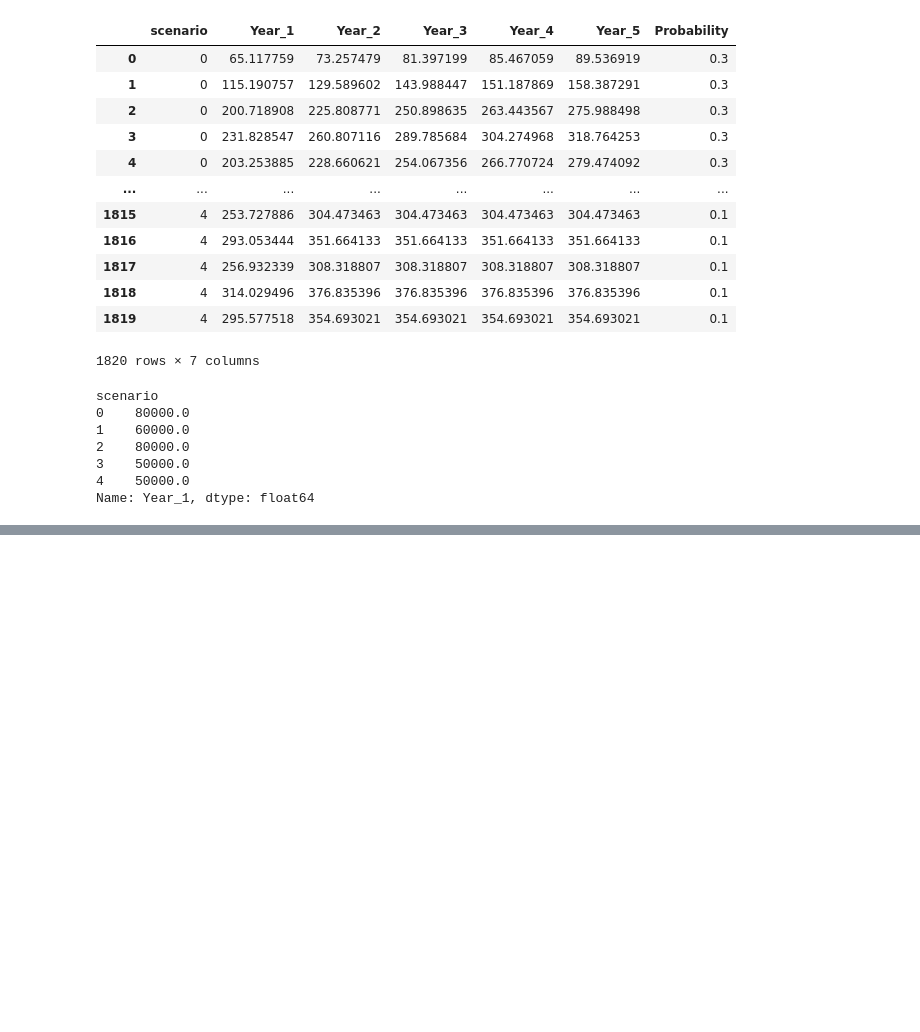
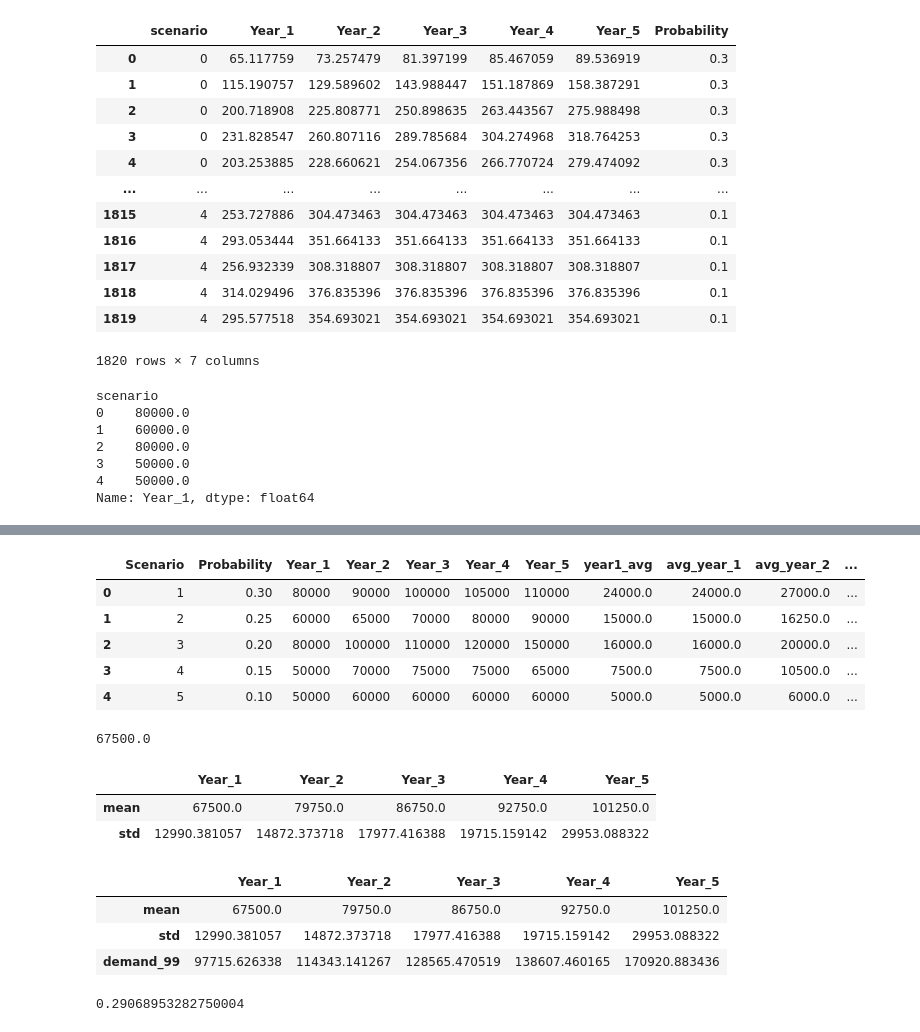
Before and after one commit to ArnavKetkar/ISyE-6202-Casework-3, a Jupyter notebook: casework3.ipynb, the cells around one changed output, grey strips where cells are left out. Saved outputs shown, nothing was run; the diff lists cells and outputs as text; code cells hidden in the pictures; blank space fills up the shorter version.

```diff
--- a/casework3.ipynb
+++ b/casework3.ipynb
@@ -266,0 +341,65 @@ Name: Year_1, dtype: float64
+# %%
+def avg_yearly_demand(df):
+    for i in range(1, 6):
+        df[f'avg_year_{i}'] = df[f'Year_{i}'] * df['Probability']
+        df[f'squared_year_{i}'] = df[f'Year_{i}']**2 * df['Probability']
+    return df
+annaul_demand_forecast_with_avg = avg_yearly_demand(annaul_demand_forecast)
+annaul_demand_forecast_with_avg
+# %% [output]
+|  | Scenario | Probability | Year_1 | Year_2 | Year_3 | Year_4 | Year_5 | year1_avg | avg_year_1 | avg_year_2 | ... |
+| 0 | 1 | 0.30 | 80000 | 90000 | 100000 | 105000 | 110000 | 24000.0 | 24000.0 | 27000.0 | ... |
+| 1 | 2 | 0.25 | 60000 | 65000 | 70000 | 80000 | 90000 | 15000.0 | 15000.0 | 16250.0 | ... |
+| 2 | 3 | 0.20 | 80000 | 100000 | 110000 | 120000 | 150000 | 16000.0 | 16000.0 | 20000.0 | ... |
+| 3 | 4 | 0.15 | 50000 | 70000 | 75000 | 75000 | 65000 | 7500.0 | 7500.0 | 10500.0 | ... |
+| 4 | 5 | 0.10 | 50000 | 60000 | 60000 | 60000 | 60000 | 5000.0 | 5000.0 | 6000.0 | ... |
+# %%
+annaul_demand_forecast_with_avg['avg_year_1'].sum(axis=0)
+# %% [output]
+67500.0
+# %%
+def get_avg_yearly_data(df):
+    avg_yearly_data = pd.DataFrame(index=['mean', 'std'], columns=['Year_1', 'Year_2', 'Year_3', 'Year_4', 'Year_5'])
+    for i in range(1, 6):
+        avg_yearly_data.loc['mean', f'Year_{i}'] = df[f'avg_year_{i}'].sum(axis=0)
+        avg_yearly_data.loc['std', f'Year_{i}'] = np.sqrt(df[f'squared_year_{i}'].sum(axis=0) - df[f'avg_year_{i}'].sum(axis=0)**2)
+    return avg_yearly_data
+
+avg_yearly_data = get_avg_yearly_data(annaul_demand_forecast_with_avg)
+avg_yearly_data
+# %% [output]
+|  | Year_1 | Year_2 | Year_3 | Year_4 | Year_5 |
+| mean | 67500.0 | 79750.0 | 86750.0 | 92750.0 | 101250.0 |
+| std | 12990.381057 | 14872.373718 | 17977.416388 | 19715.159142 | 29953.088322 |
+# %%
+z_99 = 2.326
+for i in range(1, 6):
+    avg_yearly_data.loc['demand_99', f'Year_{i}'] = avg_yearly_data.loc['mean', f'Year_{i}'] + z_99 * avg_yearly_data.loc['std', f'Year_{i}']
+
+avg_yearly_data
+# %% [output]
+|  | Year_1 | Year_2 | Year_3 | Year_4 | Year_5 |
+| mean | 67500.0 | 79750.0 | 86750.0 | 92750.0 | 101250.0 |
+| std | 12990.381057 | 14872.373718 | 17977.416388 | 19715.159142 | 29953.088322 |
+| demand_99 | 97715.626338 | 114343.141267 | 128565.470519 | 138607.460165 | 170920.883436 |
+# %%
+from datetime import datetime, timedelta
+
+def get_demand_instance(year: int, deposit_hour: int, pickup_hour: int, date: str, demand_df = avg_yearly_data, daily_demand = yearly_probs, hourly_demand_df = hourly_demand):
+    '''
+    Gets the demand instance
+    params: year: int, deposit_hour: int, pickup_hour: int, date: Month day
+    output: demand_instance: df
+    '''
+    date1 = datetime.strptime(date, '%B %d')
+    diff = date1 - datetime.strptime('January 1', '%B %d')
+    num_days = diff.days
+    demand_yearly = demand_df.loc['demand_99', f'Year_{year}']
+    demand_daily = demand_yearly*daily_demand.loc[num_days, 'yearly_prob']
+    hourly_df = hourly_demand_df*demand_daily
+
+    return hourly_df.iloc[deposit_hour, pickup_hour]
+
+get_demand_instance(4, 10, 20, 'May 1', avg_yearly_data, yearly_probs, hourly_demand)
+# %% [output]
+0.29068953282750004
```
Also changed, not shown: parts of 11 cells of this notebook.
